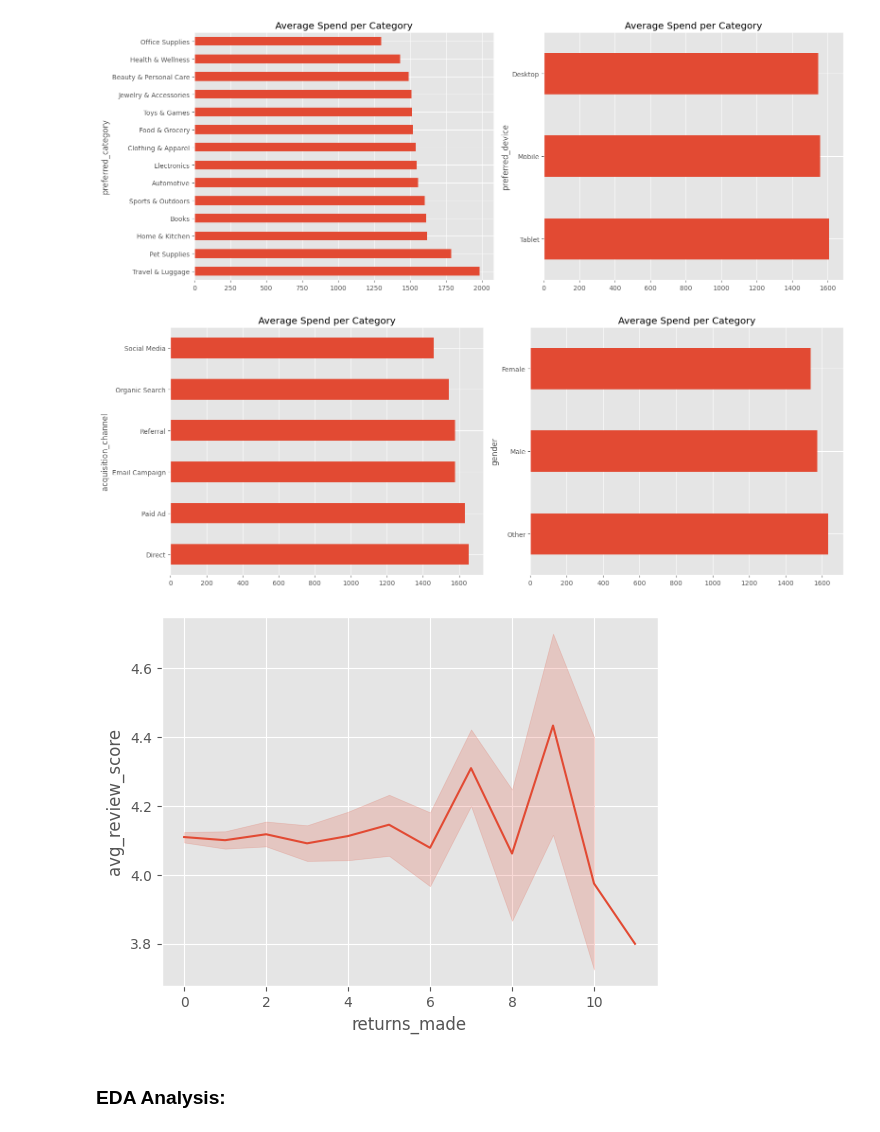
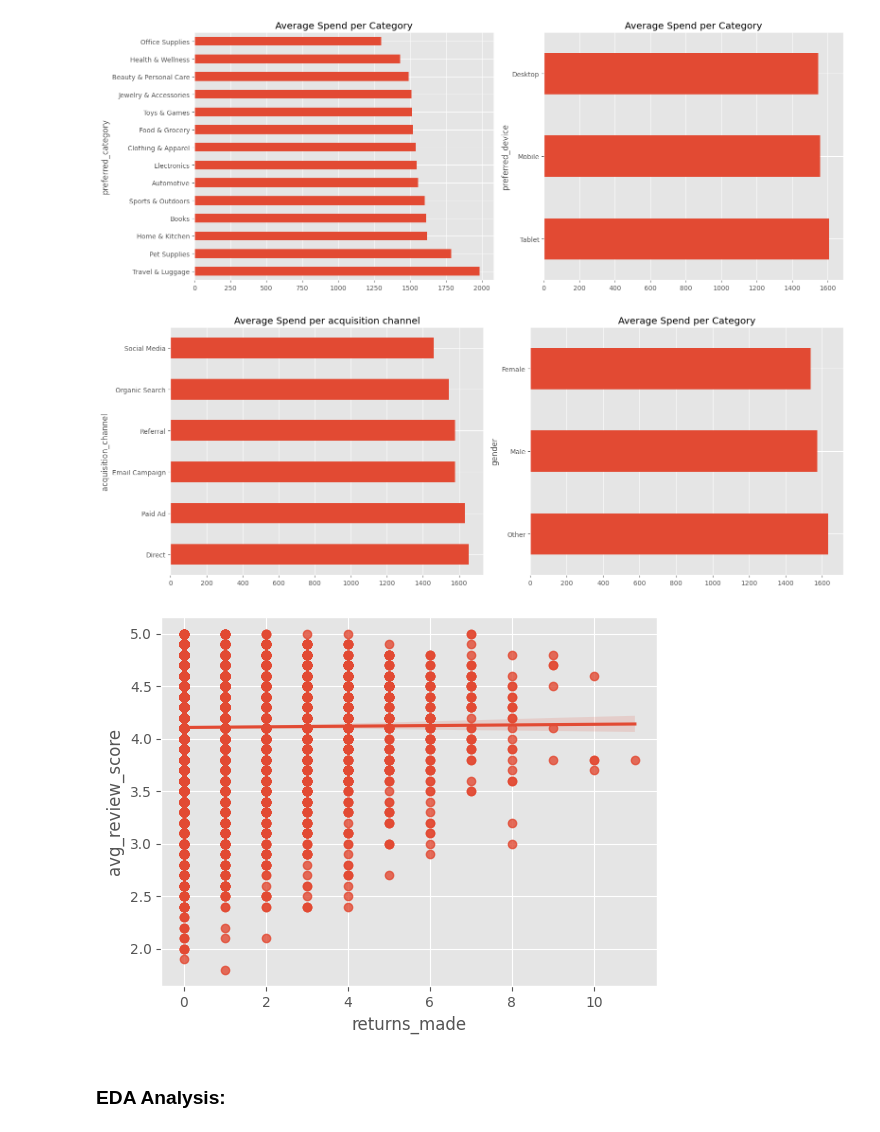
Before and after one commit to Doug-Vo/ML-Self-Project, a Jupyter notebook: Machine Learning/e_commerce.ipynb, the cells around one changed output. Drawn from its saved outputs; the diff is of its cells as text; code cells hidden in the pictures.

```diff
--- a/Machine Learning/e_commerce.ipynb
+++ b/Machine Learning/e_commerce.ipynb
@@ -180,7 +208,7 @@ fig, (ax1, ax2) = plt.subplots(1, 2, figsize=(16, 6))
 
 # Total spend per category
 df.groupby('acquisition_channel')['total_spend_usd'].mean().sort_values(ascending=False).plot(kind='barh', ax=ax1)
-ax1.set_title('Average Spend per Category')
+ax1.set_title('Average Spend per acquisition channel')
 
 df.groupby('gender')['total_spend_usd'].mean().sort_values(ascending= False).plot(
     kind = 'barh', ax = ax2
@@ -190,12 +218,12 @@ ax2.set_title('Average Spend per Category')
 plt.tight_layout()
 plt.show()
 # %% [output]
-[figure, old version]
+[figure, new version]
 # %%
-sns.lineplot(df, y = 'avg_review_score', x = 'returns_made')
+sns.regplot(df, y = 'avg_review_score', x = 'returns_made')
 plt.show()
 # %% [output]
-[figure, old version]
+[figure, new version]
 # %% [markdown]
 ### **EDA Analysis**:
 # %%
```
Also changed, not shown: parts of 22 cells of this notebook.
